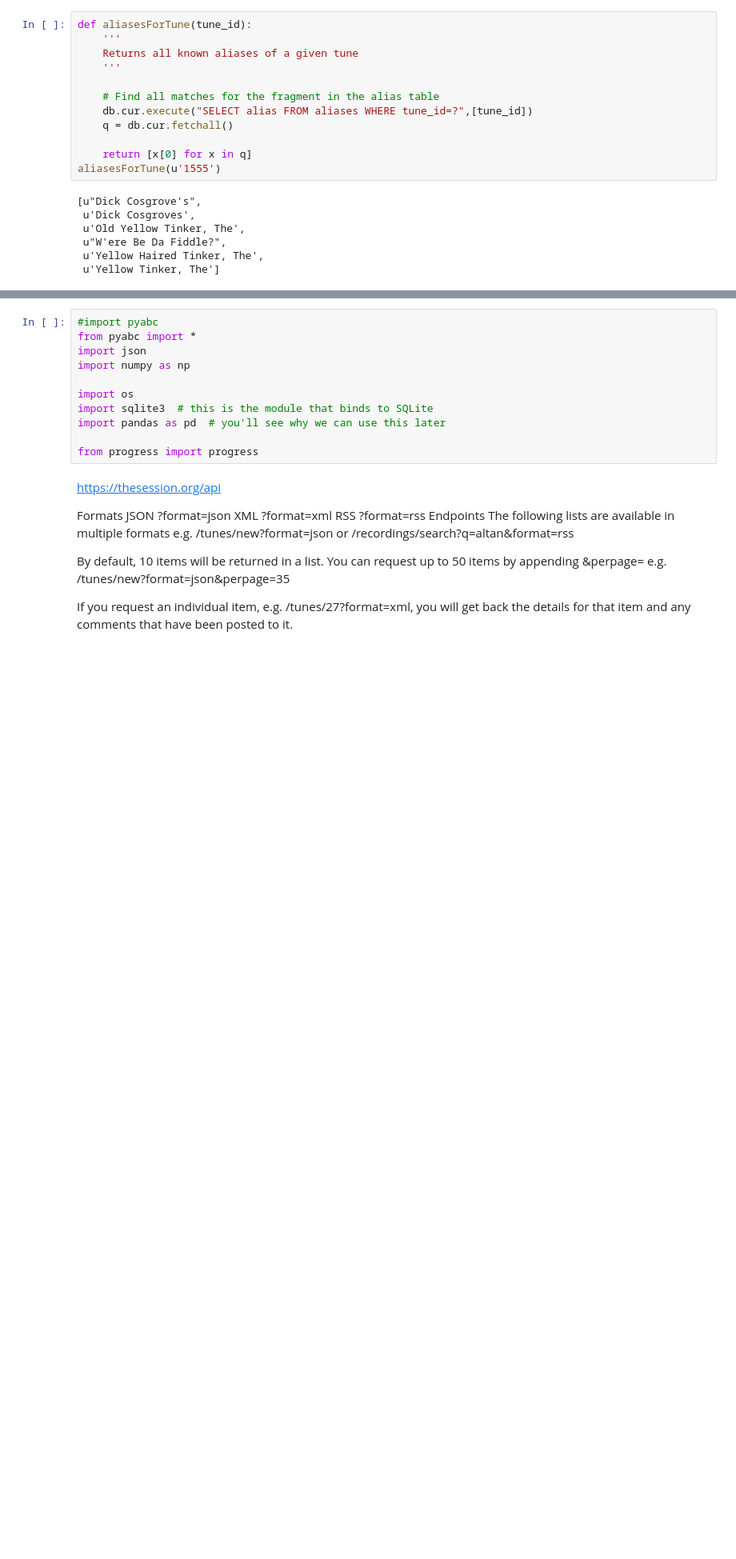
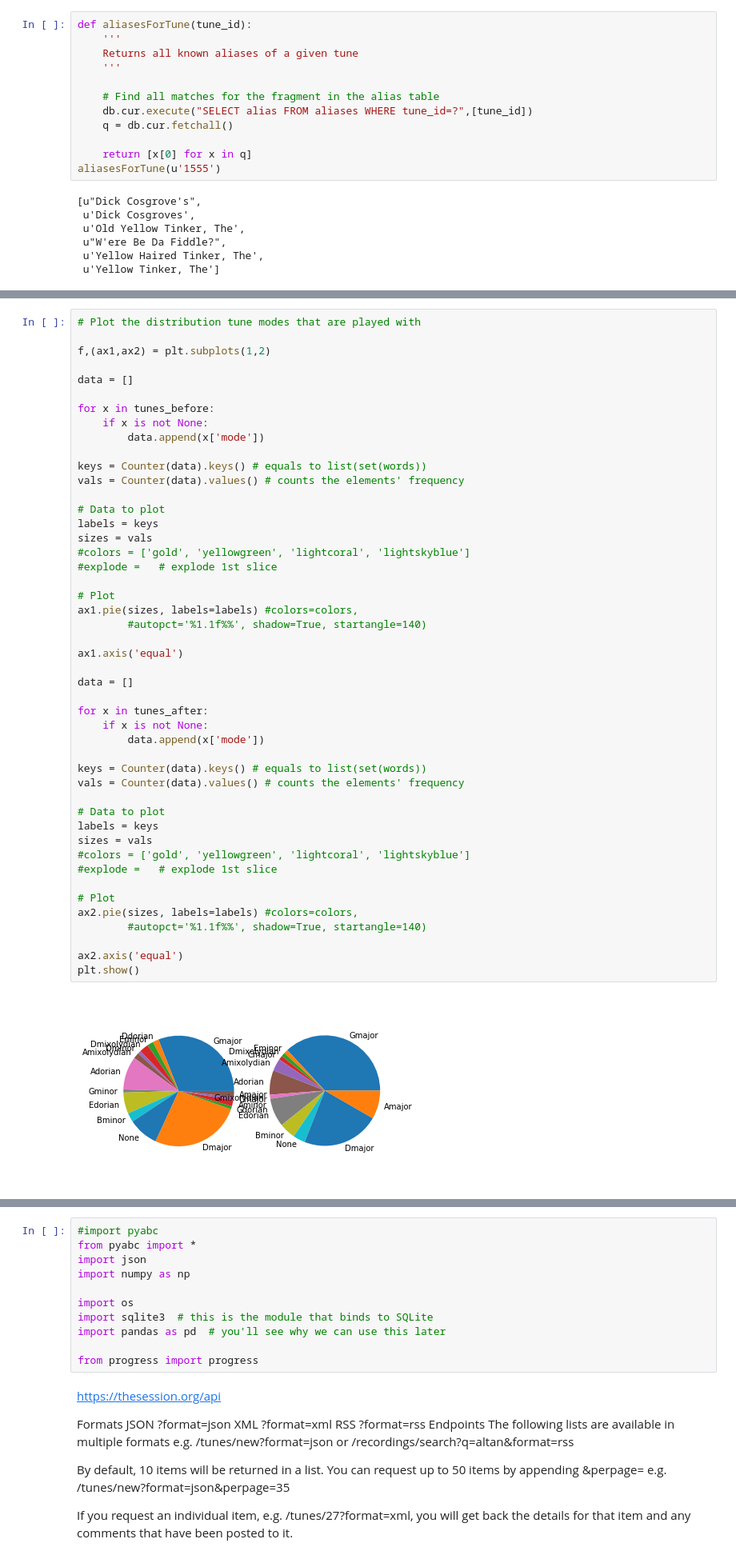
Before and after one commit to smwahl/pytrad, a Jupyter notebook: sql_tests.ipynb, the cells around one changed output, grey strips where cells are left out. Shown: that part at 80% size. Saved outputs shown, nothing was run; the diff lists cells and outputs as text; blank space fills up the shorter version.

```diff
--- a/sql_tests.ipynb
+++ b/sql_tests.ipynb
@@ -408,0 +547,49 @@ st[3]
+# %%
+# Plot the distribution tune modes that are played with
+
+f,(ax1,ax2) = plt.subplots(1,2)
+
+data = []
+
+for x in tunes_before:
+    if x is not None:
+        data.append(x['mode'])
+
+keys = Counter(data).keys() # equals to list(set(words))
+vals = Counter(data).values() # counts the elements' frequency
+
+# Data to plot
+labels = keys
+sizes = vals
+#colors = ['gold', 'yellowgreen', 'lightcoral', 'lightskyblue']
+#explode =   # explode 1st slice
+
+# Plot
+ax1.pie(sizes, labels=labels) #colors=colors,
+        #autopct='%1.1f%%', shadow=True, startangle=140)
+
+ax1.axis('equal')
+
+data = []
+
+for x in tunes_after:
+    if x is not None:
+        data.append(x['mode'])
+
+keys = Counter(data).keys() # equals to list(set(words))
+vals = Counter(data).values() # counts the elements' frequency
+
+# Data to plot
+labels = keys
+sizes = vals
+#colors = ['gold', 'yellowgreen', 'lightcoral', 'lightskyblue']
+#explode =   # explode 1st slice
+
+# Plot
+ax2.pie(sizes, labels=labels) #colors=colors,
+        #autopct='%1.1f%%', shadow=True, startangle=140)
+
+ax2.axis('equal')
+plt.show()
+# %% [output]
+[figure, added]
```
Also changed, not shown: parts of 14 cells of this notebook, 1 other file.
